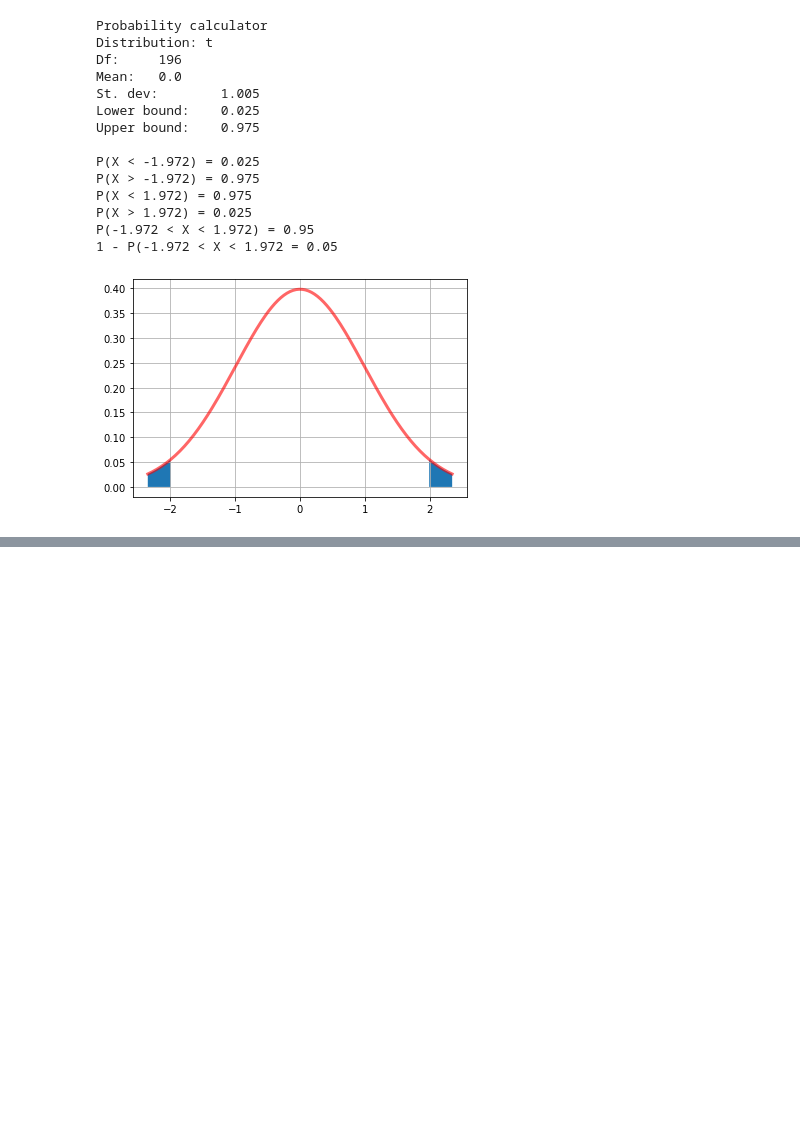
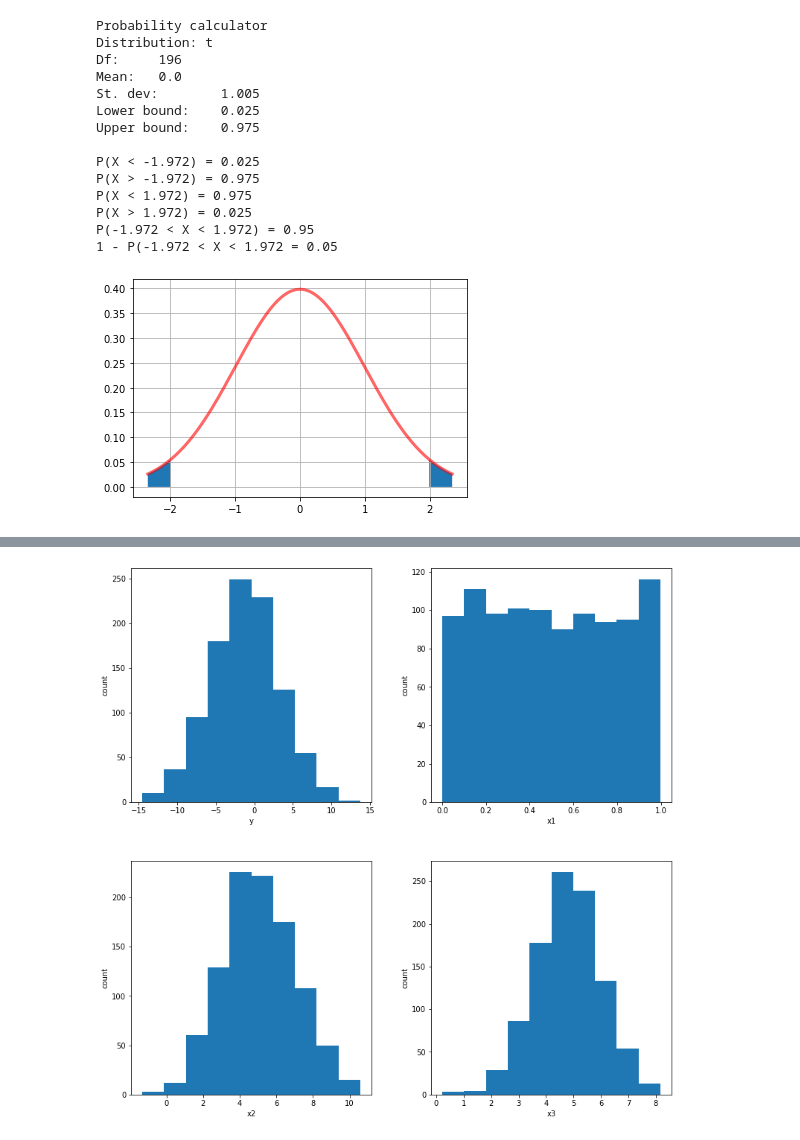
Before and after one commit to vnijs/pyrsm, a Jupyter notebook: examples/model-linear-regression.ipynb, the cells around one changed output, grey strips where cells are left out. Cells and saved outputs as stored; diff of their text form; code cells hidden in the pictures; blank space fills up the shorter version.

Commit message:
ideal data example

```diff
--- a/examples/model-linear-regression.ipynb
+++ b/examples/model-linear-regression.ipynb
@@ -317,0 +331,5 @@ P(-1.972 < X < 1.972) = 0.95
+# %%
+explanatory_vars = ["x1", "x2", "x3"]
+response_var = "y"
+# %%
+fitted = estimate_model(ideal, explanatory_vars=explanatory_vars, response_var=response_var)
@@ -317,0 +356,38 @@ P(-1.972 < X < 1.972) = 0.95
+# %%
+def distribution_plot(fitted: statsmodels.regression.linear_model.RegressionResults) -> None:
+    # TODO: add figsize param
+    num_exog = len(fitted.model.exog_names) - 1
+    num_rows = ceil((num_exog + 1) / 2)
+
+    _, axes = plt.subplots(num_rows, 2, figsize=(13, 13))
+    plt.subplots_adjust(wspace=0.25, hspace=0.25)
+
+    # endog variable histogram
+    endog = fitted.model.endog
+    axes[0][0].set_xlabel(fitted.model.endog_names[0])
+    axes[0][0].set_ylabel("count")
+    axes[0][0].hist(endog)
+
+    idx = 1
+    exog_names = fitted.model.exog_names
+
+    while idx <= num_exog:
+        row = idx // 2
+        col = idx % 2
+        exog_name = exog_names[idx - 1]
+        exog = [row[idx - 1] for row in fitted.model.exog]
+
+        if num_rows > 1:
+            axes[row][col].set_xlabel(exog_name)
+            axes[row][col].set_ylabel("count")
+            axes[row][col].hist(exog)
+        else:
+            axes[col].set_xlabel(exog_name)
+            axes[col].set_ylabel("count")
+            axes[col].scatter(exog, endog)
+        idx += 1
+    plt.show()
+# %%
+distribution_plot(fitted)
+# %% [output]
+[figure, added]
```
Also changed, not shown: parts of 15 cells of this notebook, 1 other file.
